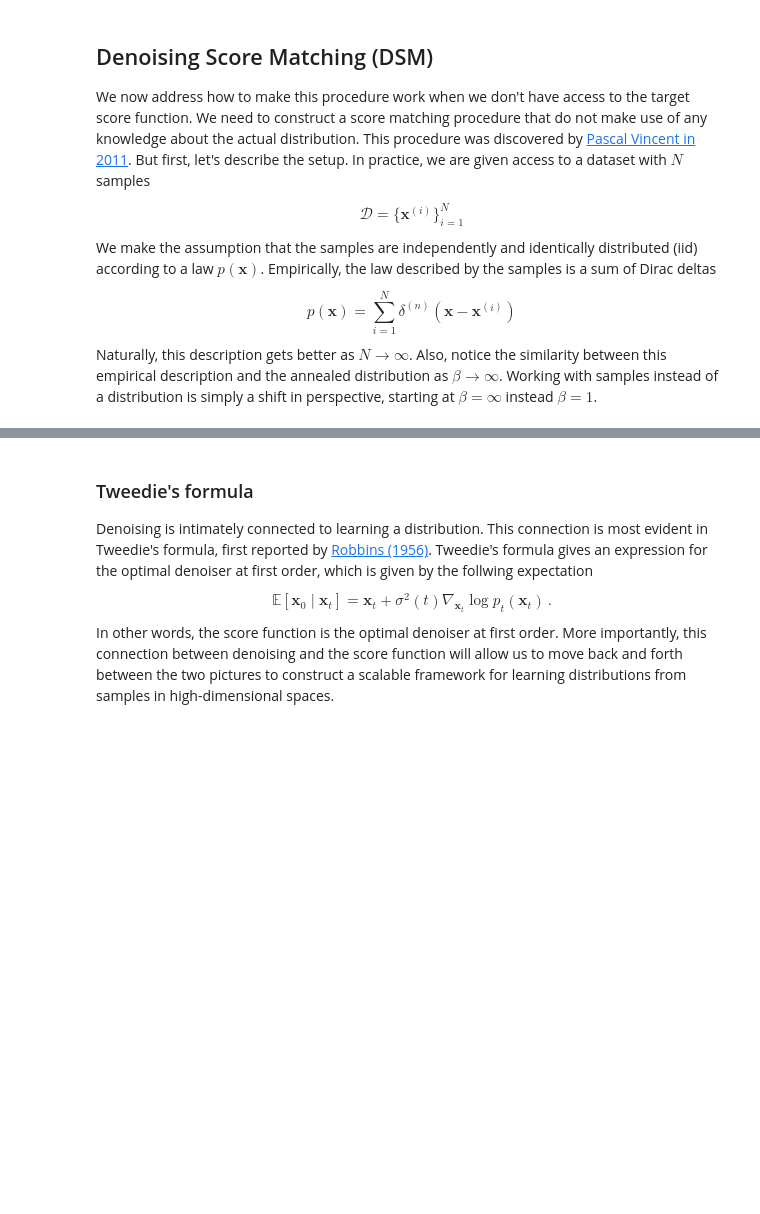
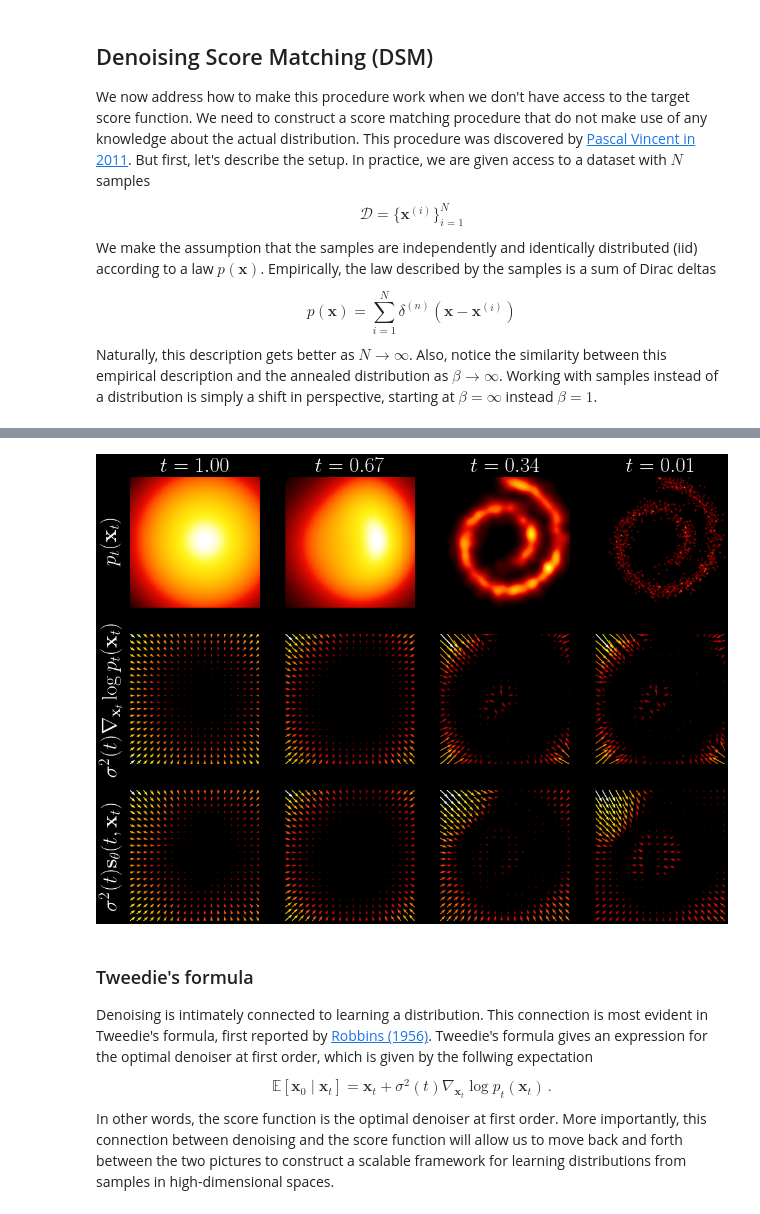
Before and after one commit to AlexandreAdam/score_models, a Jupyter notebook: _sources/notebooks/02-score_matching.ipynb, the cells around one changed output, grey strips where cells are left out. Drawn from its saved outputs; the diff is of its cells as text; code cells hidden in the pictures; blank space fills up the shorter version.

```diff
--- a/_sources/notebooks/02-score_matching.ipynb
+++ b/_sources/notebooks/02-score_matching.ipynb
@@ -481,3 +512,41 @@ plt.xlabel("Iteration");
+# %%
+def annealed_empirical_distribution_logp(t, x, dataset=dataset):
+    # Technically, this is proportional to logp. I didn't bother to write the normalization constant
+    energy = ((x.view(1, -1) - dataset)**2).sum(1) / (2 * sigma(t)**2)
+    return torch.logsumexp(-energy, 0)
+
+
+def annealed_empirical_distribution_score(t, x):
+    return vmap(grad(annealed_empirical_distribution_logp, argnums=1))(t, x)
+# %%
+fig, axs = plt.subplots(3, 4, figsize=(12, 9), sharex=True, sharey=True)
+extent = (-1.5, 1.5, -1.5, 1.5)
+
+for i in range(4):
+    t = float(np.linspace(1e-2, 1, 4)[::-1][i])
+    ax = axs[0, i]
+    logp_fn = lambda x: vmap(annealed_empirical_distribution_logp)(torch.tensor([t]).repeat(x.shape[0]), x)
+    plot_density(logp_fn, ax=ax, extent=extent)
+    ax.set_title(r"$t = %.2f$" % t)
+    ax.axis("off")
+
+    ax = axs[1, i]
+    score_fn = lambda x: annealed_empirical_distribution_score(torch.tensor([t]).repeat(x.shape[0]), x) * sigma(t)**2
+    plot_score(score_fn, ax=ax, extent=extent, scale=None)
+    ax.axis("off")
+
+    ax = axs[2, i]
+    score_fn = lambda x: net(torch.tensor([t]).repeat(x.shape[0]), x) * sigma(t)
+    plot_score(score_fn, ax=ax, extent=extent, scale=None)
+    ax.axis("off");
+axs[0, 0].annotate(r"$p_{t}(\mathbf{x}_t)$", (-0.15, 0.5),
+    xycoords="axes fraction", va="center", ha="center", rotation=90, fontsize=24)
+axs[1, 0].annotate(r"$\sigma^2(t)\nabla_{\mathbf{x}_t} \log p_{t}(\mathbf{x}_t)$", (-0.15, 0.5),
+    xycoords="axes fraction", va="center", ha="center", rotation=90, fontsize=24)
+axs[2, 0].annotate(r"$\sigma^2(t)\mathbf{s}_\theta(t, \mathbf{x}_t)$", (-0.15, 0.5),
+    xycoords="axes fraction", va="center", ha="center", rotation=90, fontsize=24);
+# %% [output]
+[figure, added]
 # %% [markdown]
 ### Tweedie's formula
 
```
Also changed, not shown: parts of 17 cells of this notebook, 25 other files.
